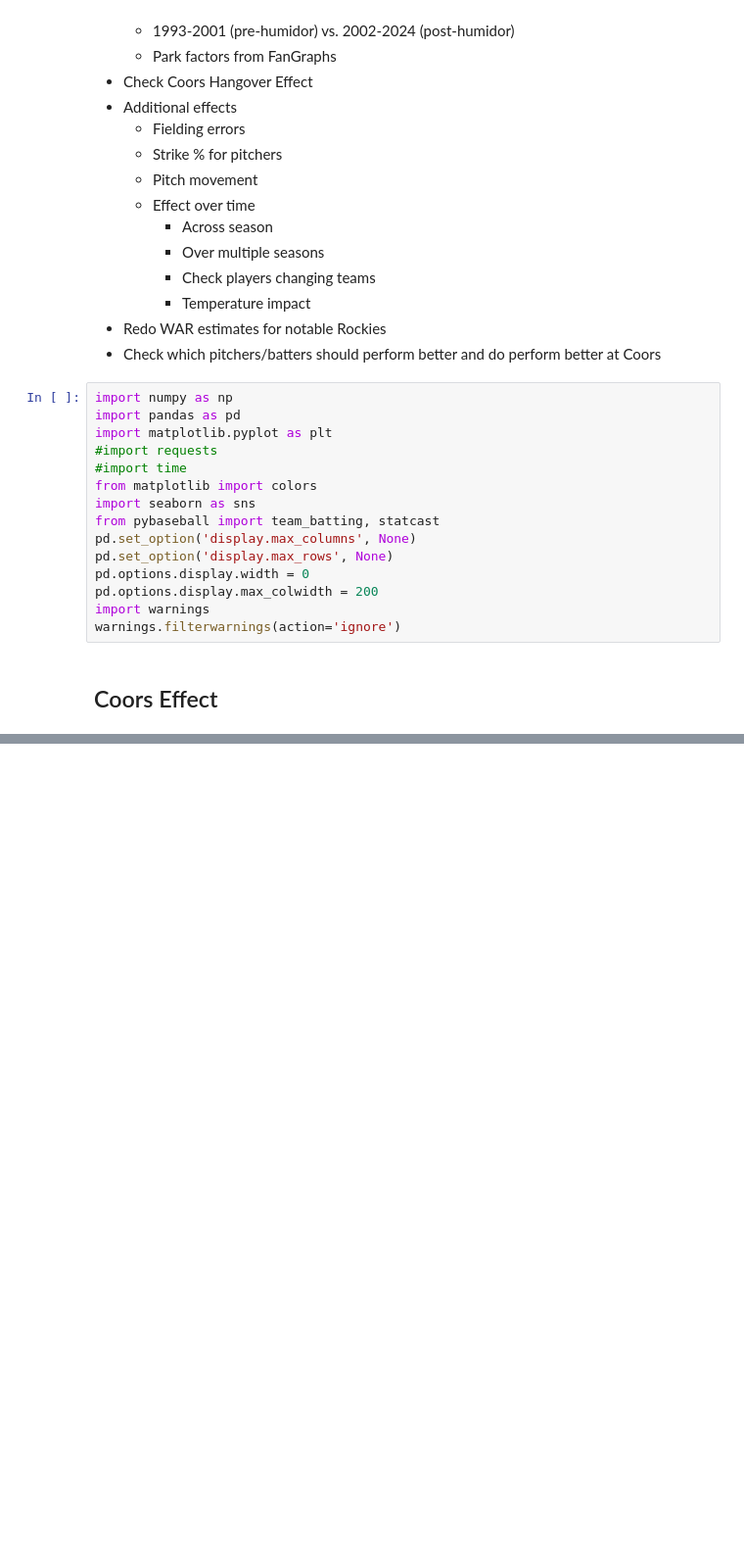
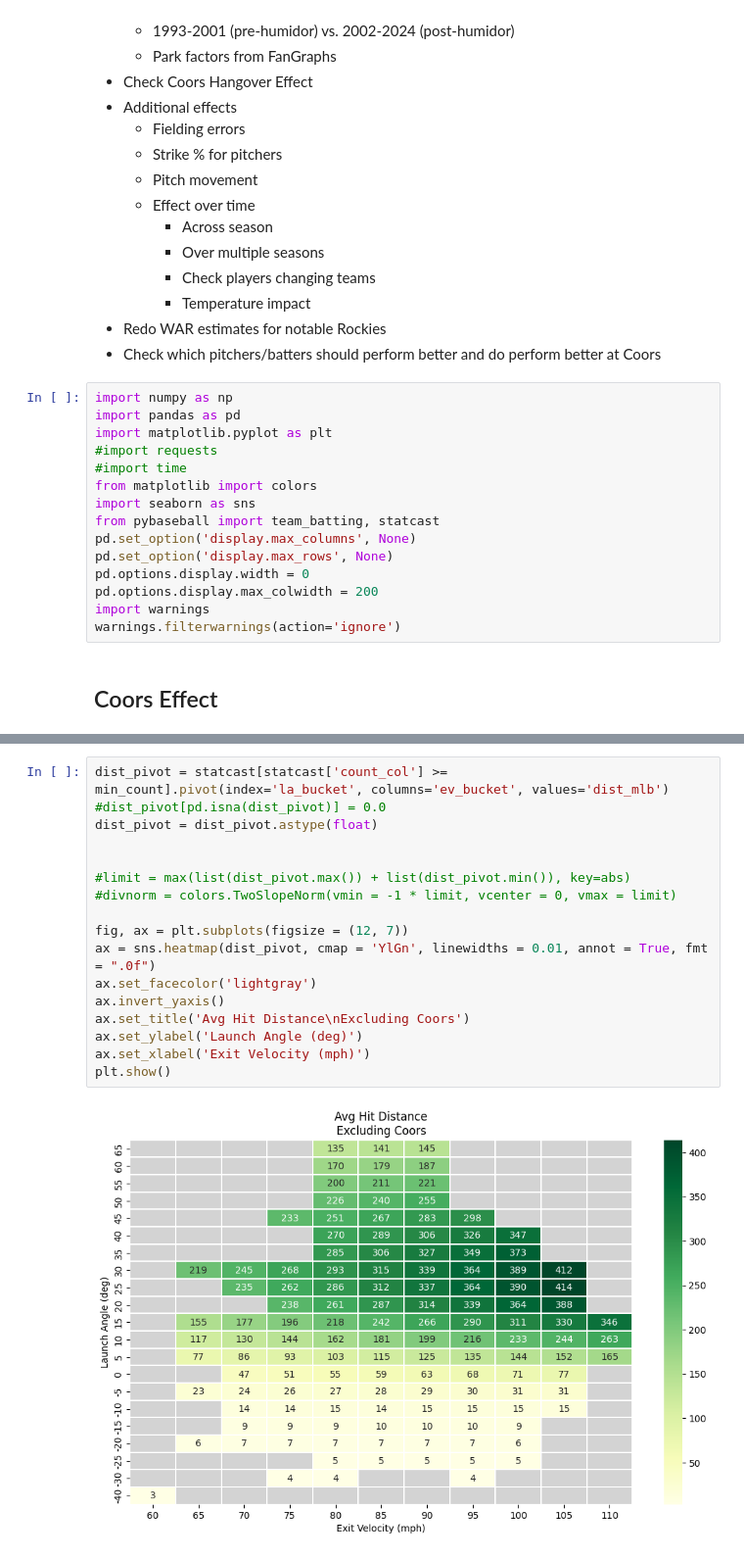
Before and after one commit to skparagas/Coors-Hangover-Effect, a Jupyter notebook: report.ipynb, the cells around one changed output, grey strips where cells are left out. Shown at 98% size. Drawn from its saved outputs; the diff is of its cells as text; blank space fills up the shorter version.

```diff
--- a/report.ipynb
+++ b/report.ipynb
@@ -242,0 +258,19 @@ BABIP  .325  .275
+# %%
+dist_pivot = statcast[statcast['count_col'] >= min_count].pivot(index='la_bucket', columns='ev_bucket', values='dist_mlb')
+#dist_pivot[pd.isna(dist_pivot)] = 0.0
+dist_pivot = dist_pivot.astype(float)
+
+
+#limit = max(list(dist_pivot.max()) + list(dist_pivot.min()), key=abs)
+#divnorm = colors.TwoSlopeNorm(vmin = -1 * limit, vcenter = 0, vmax = limit)
+
+fig, ax = plt.subplots(figsize = (12, 7))
+ax = sns.heatmap(dist_pivot, cmap = 'YlGn', linewidths = 0.01, annot = True, fmt = ".0f")
+ax.set_facecolor('lightgray')
+ax.invert_yaxis()
+ax.set_title('Avg Hit Distance\nExcluding Coors')
+ax.set_ylabel('Launch Angle (deg)')
+ax.set_xlabel('Exit Velocity (mph)')
+plt.show()
+# %% [output]
+[figure, added]
```
Also changed, not shown: parts of 30 cells of this notebook, 1 other file.
